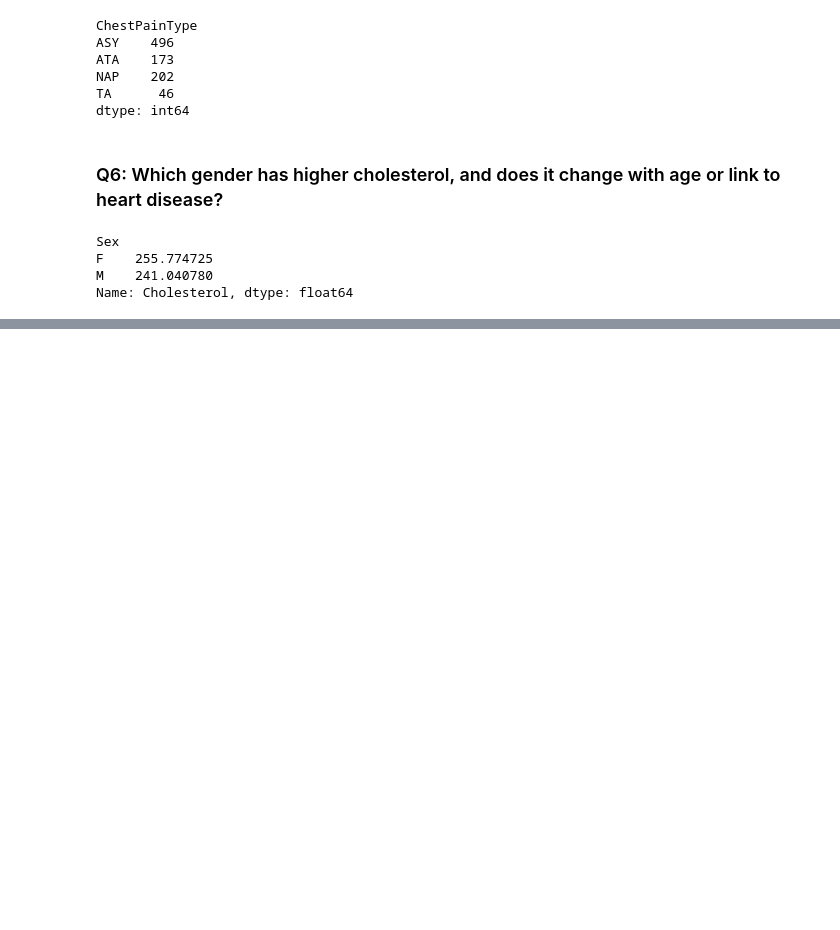
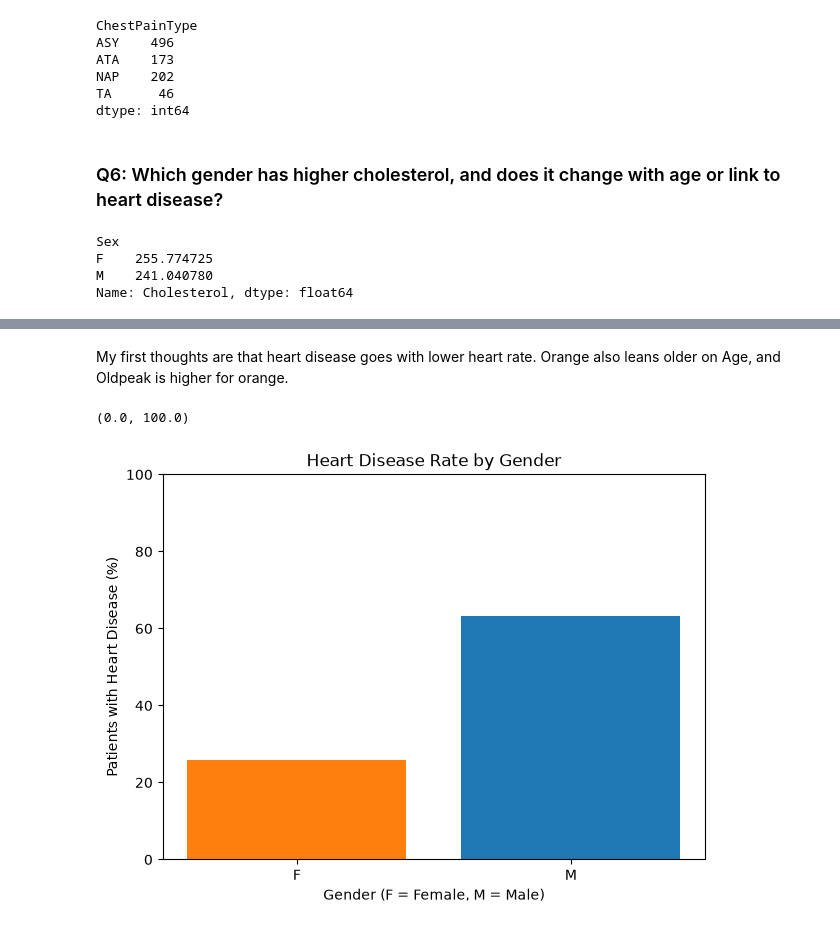
Before and after one commit to TuhinShaikh/Heart-Disease-Visualisation, a Jupyter notebook: Heart_Disease_Analysis.ipynb, the cells around one changed output, grey strips where cells are left out. Drawn from its saved outputs; the diff is of its cells as text; code cells hidden in the pictures; blank space fills up the shorter version.

```diff
--- a/Heart_Disease_Analysis.ipynb
+++ b/Heart_Disease_Analysis.ipynb
@@ -388,0 +432,12 @@ chol_age_sex #
+# %% [markdown]
+My first thoughts are that heart disease goes with lower heart rate. Orange also leans older on Age, and Oldpeak is higher for orange.
+# %%
+plt.figure(figsize=(7, 5))
+plt.bar(gender_rate.index, gender_rate.values, color=["tab:orange", "tab:blue"])
+plt.title("Heart Disease Rate by Gender")
+plt.xlabel("Gender (F = Female, M = Male)")
+plt.ylabel("Patients with Heart Disease (%)")
+plt.ylim(0, 100)
+# %% [output]
+(0.0, 100.0)
+[figure, added]
```
Also changed, not shown: parts of 26 cells of this notebook.
